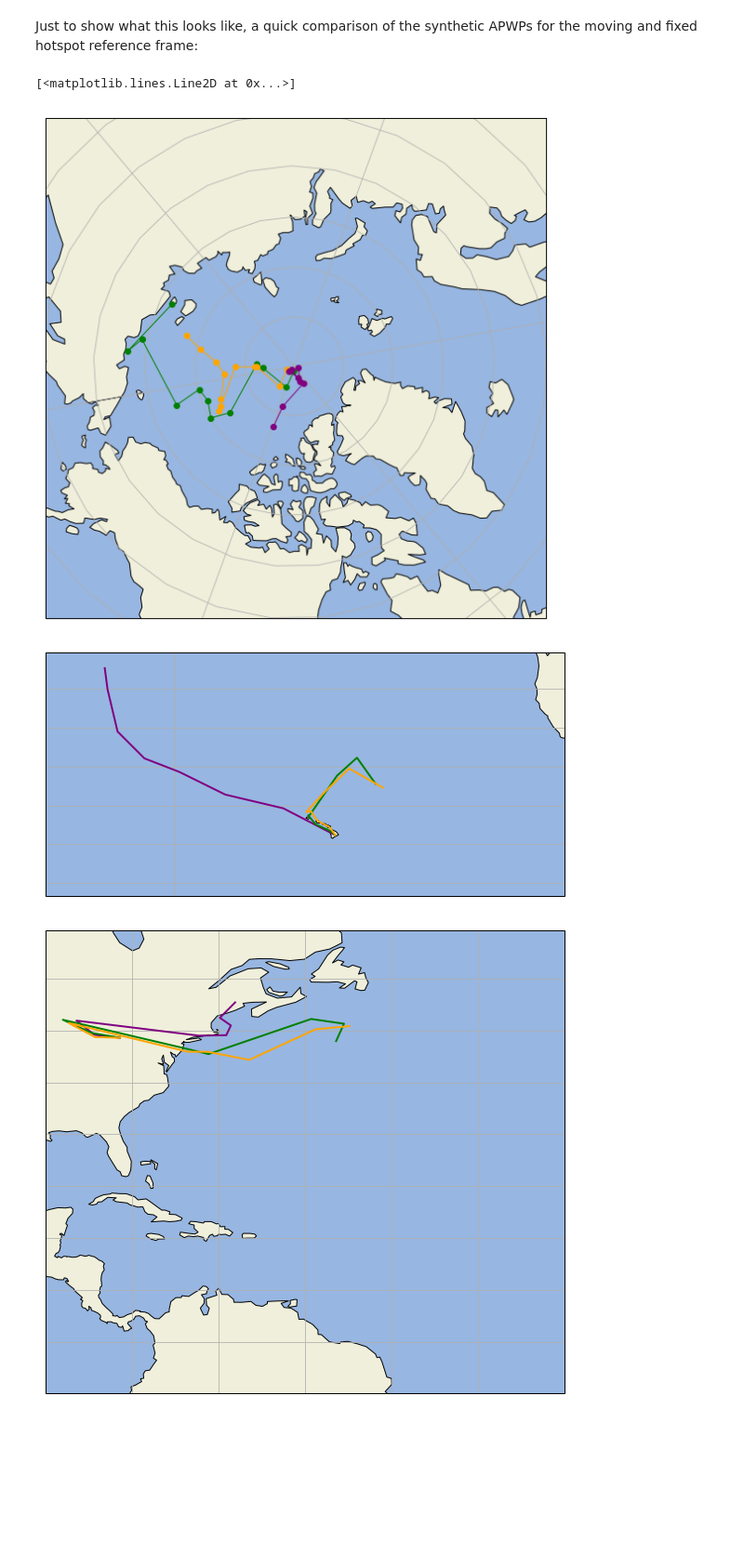
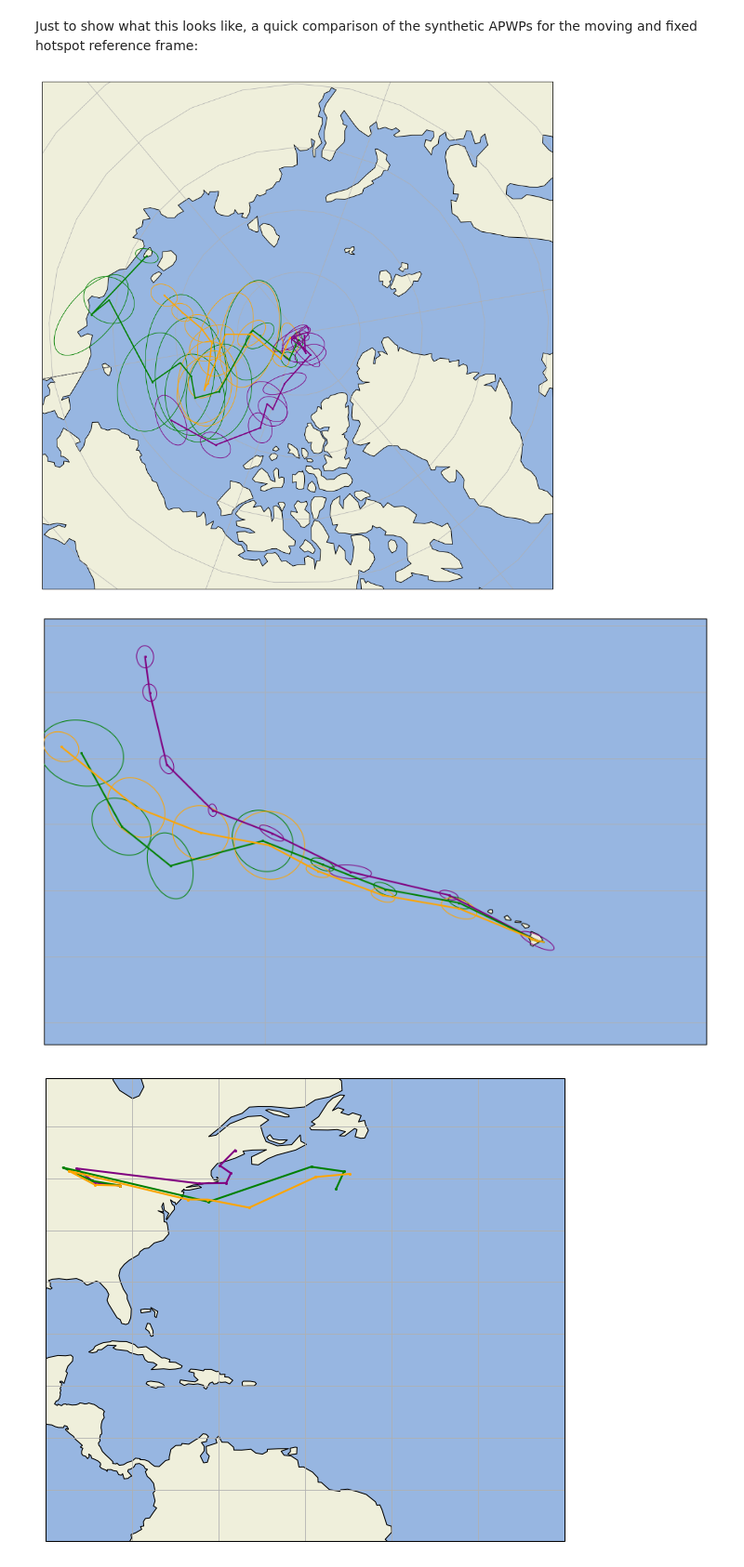
Before and after one commit to allochthonous/RotKit, a Jupyter notebook: EulerRots_demo.ipynb, the cells around one changed output. Shown: that part at 93% size. Saved outputs shown, nothing was run; the diff lists cells and outputs as text; code cells hidden in the pictures; blank space fills up the shorter version.

```diff
--- a/EulerRots_demo.ipynb
+++ b/EulerRots_demo.ipynb
@@ -199,50 +202,39 @@ path
 # %% [markdown]
 Just to show what this looks like, a quick comparison of the synthetic APWPs for the moving and fixed hotspot reference frame:
 # %%
-path2=rotmodel2.synthetic_APWP(101,1,ages)
-path3=rotmodel.synthetic_APWP(101,3,ages)
 
-plt.figure(figsize=(10,10))
+plt.figure(figsize=(15,15))
 ax = plt.axes(projection=ccrs.NorthPolarStereo(-100))
-ax.set_extent([-180, 180, 60, 90], crs=ccrs.PlateCarree())
+ax.set_extent([-180, 180, 65, 90], crs=ccrs.PlateCarree())
 ax.add_feature(cartopy.feature.OCEAN, zorder=0)
 ax.add_feature(cartopy.feature.LAND, zorder=0, edgecolor='black')
 ax.gridlines()
 
-plt.plot(path.Lon, path.Lat, 'o-',
-         color='green', linewidth=1,
-         transform=ccrs.Geodetic())
-
-plt.plot(path2.Lon, path2.Lat, 'o-',
-         color='orange', linewidth=1,
-         transform=ccrs.Geodetic())
-
-plt.plot(path3.Lon, path3.Lat, 'o-',
-         color='purple', linewidth=1,
-         transform=ccrs.Geodetic())
+path.mapplot(Ellipses=True)
+path2.mapplot(Ellipses=True)
+path3.mapplot(Ellipses=True)
 # %% [output]
-[<matplotlib.lines.Line2D at 0x...>]
-[figure, old version]
+[figure, new version]
 # %%
 Kilauea=rotkit.Point(pd.Series(['Kilauea',901,0.,0.,19.421097,-155.286762],index=['Name','PlateCode','FeatureAge','ReconstructionAge','Lat','Lon']))
 
 ages=np.arange(0,80,10).tolist()
-Hawaii_Pac=Kilauea.flowline(ages,3,rotmodel,'Hawaii_Emperor_Pacfic','purple')
-Hawaii_IAfixed=Kilauea.flowline(ages,1,rotmodel,'Hawaii_Emperor_Pacfic','green')
-Hawaii_IAmoving=Kilauea.flowline(ages,1,rotmodel2,'Hawaii_Emperor_Pacfic','orange')
+Hawaii_Pac=Kilauea.flowline(ages,3,rotmodel,'Hawaii_Emperor_Pacific','purple', invert=True)
+Hawaii_IAfixed=Kilauea.flowline(ages,1,rotmodel,'Hawaii_Emperor_Pacfic','green', invert=True)
+Hawaii_IAmoving=Kilauea.flowline(ages,1,rotmodel2,'Hawaii_Emperor_Pacfic','orange', invert=True)
 # %%
-plt.figure(figsize=(10,10))
+plt.figure(figsize=(15,10))
 ax = plt.axes(projection=ccrs.PlateCarree(central_longitude=180))
-ax.set_extent([160., 240., 10., 40.])
+ax.set_extent([160., 220., 10., 45.])
 ax.add_feature(cartopy.feature.OCEAN, zorder=0)
 ax.add_feature(cartopy.feature.LAND, zorder=0, edgecolor='black')
 ax.gridlines()
 
-Hawaii_Pac.mapplot()
-Hawaii_IAfixed.mapplot()
-Hawaii_IAmoving.mapplot()
+Hawaii_Pac.mapplot(Ellipses=True)
+Hawaii_IAfixed.mapplot(Ellipses=True)
+Hawaii_IAmoving.mapplot(Ellipses=True)
 # %% [output]
-[figure, old version]
+[figure, new version]
 # %%
 Kent=rotkit.Point(pd.Series(['Kent',101,0.,0.,41.15,-81.36],index=['Name','PlateCode','FeatureAge','ReconstructionAge','Lat','Lon']))
 Kent_Pac=Kent.flowline(ages,3,rotmodel,'Kent_Pacfic','purple')
```
Also changed, not shown: parts of 4 cells of this notebook, 3 other files.
